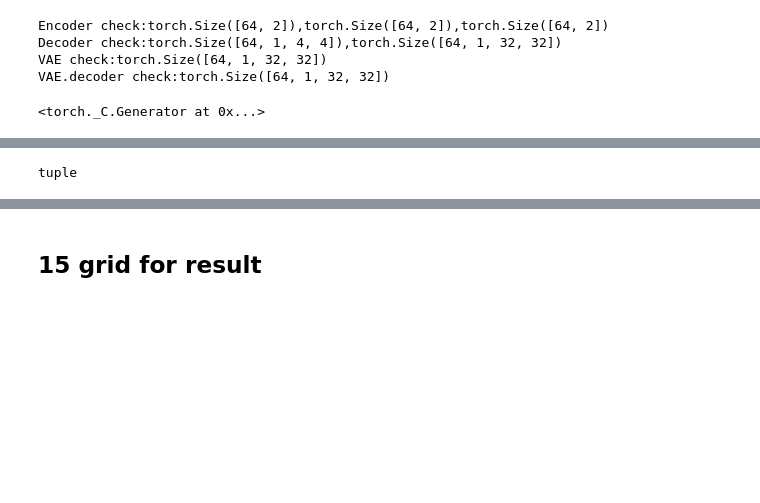
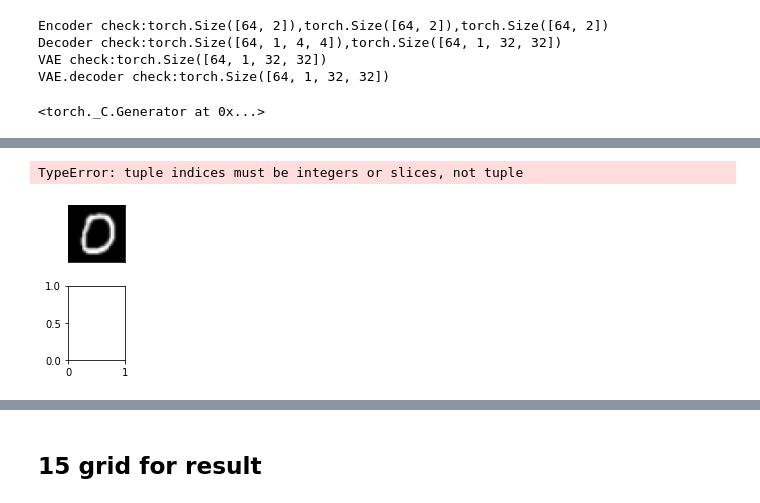
Before and after one commit to Lynch1206/5LSL0_HW, a Jupyter notebook: Assignment3/Code - for students/Assignment3_Ex78.ipynb, the cells around one changed output, grey strips where cells are left out. Drawn from its saved outputs; the diff is of its cells as text; code cells hidden in the pictures; blank space fills up the shorter version.

```diff
--- a/Assignment3/Code - for students/Assignment3_Ex78.ipynb
+++ b/Assignment3/Code - for students/Assignment3_Ex78.ipynb
@@ -382,28 +376,29 @@ plt.show()
 # %%
 import numpy as np
 data_loc_ex78
-# torch.save(model_VAE,os.path.join(data_loc_ex78,'exercise_VAE.ptg'))
+
 model_VAE = torch.load(data_loc_ex78+'\exercise_VAE.ptg')
 model_VAE.eval()
 x_output_example = model_VAE(x_clean_example)
-type(model_VAE(x_clean_example))
-# plt.figure(figsize=(12,3))
-# for i in range(10):
-#     plt.subplot(2,10,i+1)
-#     plt.imshow(x_clean_example[i,0,:,:],cmap='gray')
-#     plt.xticks([])
-#     plt.yticks([])
+# type(model_VAE(x_clean_example))
+plt.figure(figsize=(12,3))
+for i in range(10):
+    plt.subplot(2,10,i+1)
+    plt.imshow(x_clean_example[i,0,:,:],cmap='gray')
+    plt.xticks([])
+    plt.yticks([])
 
-#     plt.subplot(2,10,i+11)
-#     plt.imshow(x_output_example[i,0,:,:].detach().numpy(),cmap='gray')
-#     plt.xticks([])
-#     plt.yticks([])
+    plt.subplot(2,10,i+11)
+    plt.imshow(x_output_example[i,0,:,:].detach().numpy(),cmap='gray')
+    plt.xticks([])
+    plt.yticks([])
 
-# plt.tight_layout()
-# plt.savefig("data_examples.png",dpi=300,bbox_inches='tight')
-# plt.show()
+plt.tight_layout()
+plt.savefig("data_examples.png",dpi=300,bbox_inches='tight')
+plt.show()
 # %% [output]
-tuple
+TypeError: tuple indices must be integers or slices, not tuple
+[figure, added]
 # %%
 # model_VAE = torch.load(os.path.join(model_loc,"exercise_VAE.ptg"))
 
```
Also changed, not shown: parts of 6 cells of this notebook.
